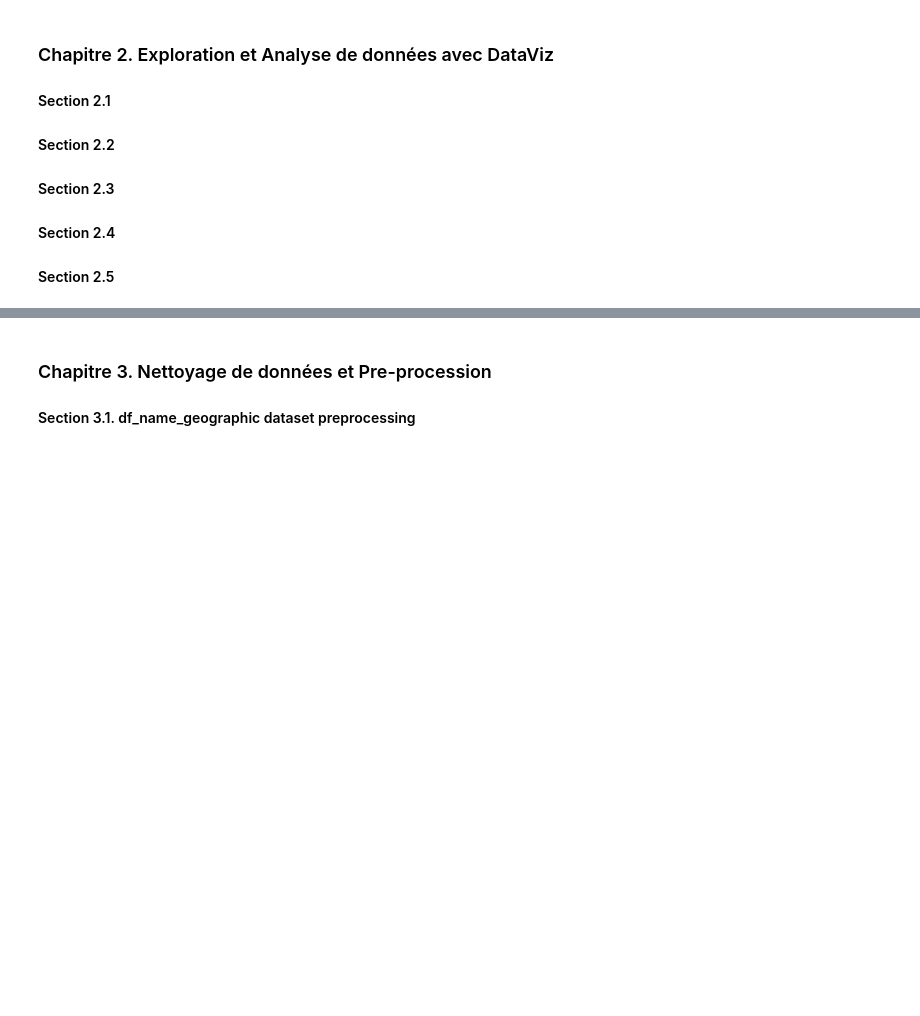
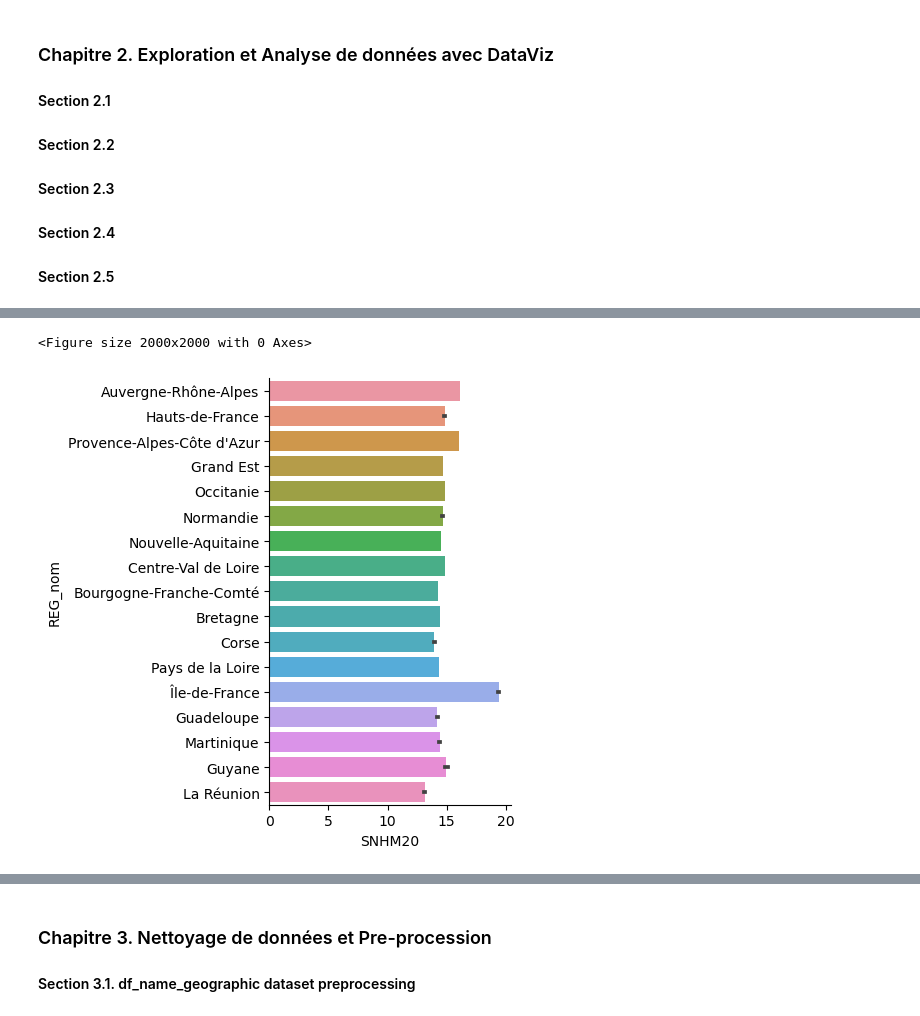
Before and after one commit to nkostiuk/french-industry, a Jupyter notebook: notebooks/Notebook_final-10-03-24.ipynb, the cells around one changed output, grey strips where cells are left out. Drawn from its saved outputs; the diff is of its cells as text; code cells hidden in the pictures; blank space fills up the shorter version.

```diff
--- a/notebooks/Notebook_final-10-03-24.ipynb
+++ b/notebooks/Notebook_final-10-03-24.ipynb
@@ -339,0 +387,8 @@ display(df_merge3.head())
+# %%
+df_merge3['SEXE'] = df_merge3['SEXE'].astype(str)
+plt.figure(figsize=(20, 20))
+sns.catplot(x = 'SNHM20', y = 'REG_nom', kind = 'bar', data = df_merge3)
+plt.show()
+# %% [output]
+<Figure size 2000x2000 with 0 Axes>
+[figure, added]
```
Also changed, not shown: parts of 8 cells of this notebook.
